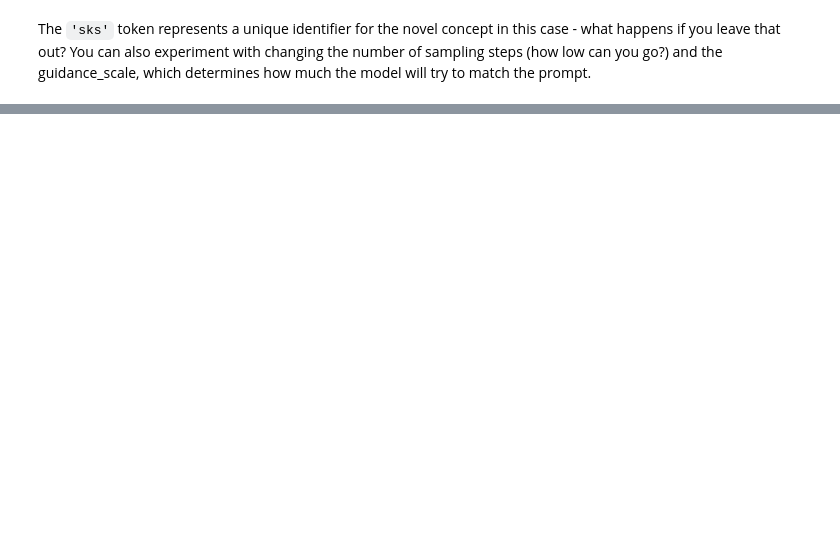
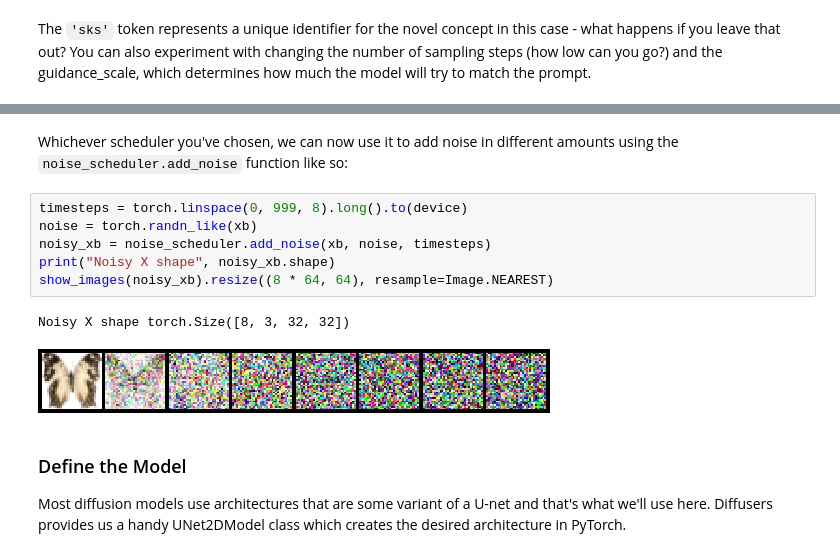
Before and after one commit to crisvarai/diffusers_hugging_face, a Jupyter notebook: Hugging_Face_Diffusers.ipynb, the cells around one changed output, grey strips where cells are left out. Cells and saved outputs as stored; diff of their text form; blank space fills up the shorter version.

```diff
--- a/Hugging_Face_Diffusers.ipynb
+++ b/Hugging_Face_Diffusers.ipynb
@@ -79,0 +168,15 @@ make_grid(images)
+# %% [markdown]
+Whichever scheduler you've chosen, we can now use it to add noise in different amounts using the `noise_scheduler.add_noise` function like so:
+# %%
+timesteps = torch.linspace(0, 999, 8).long().to(device)
+noise = torch.randn_like(xb)
+noisy_xb = noise_scheduler.add_noise(xb, noise, timesteps)
+print("Noisy X shape", noisy_xb.shape)
+show_images(noisy_xb).resize((8 * 64, 64), resample=Image.NEAREST)
+# %% [output]
+Noisy X shape torch.Size([8, 3, 32, 32])
+[figure, added]
+# %% [markdown]
+### Define the Model
+
+Most diffusion models use architectures that are some variant of a U-net and that's what we'll use here. Diffusers provides us a handy UNet2DModel class which creates the desired architecture in PyTorch.
```
Also changed, not shown: parts of 45 cells of this notebook.
